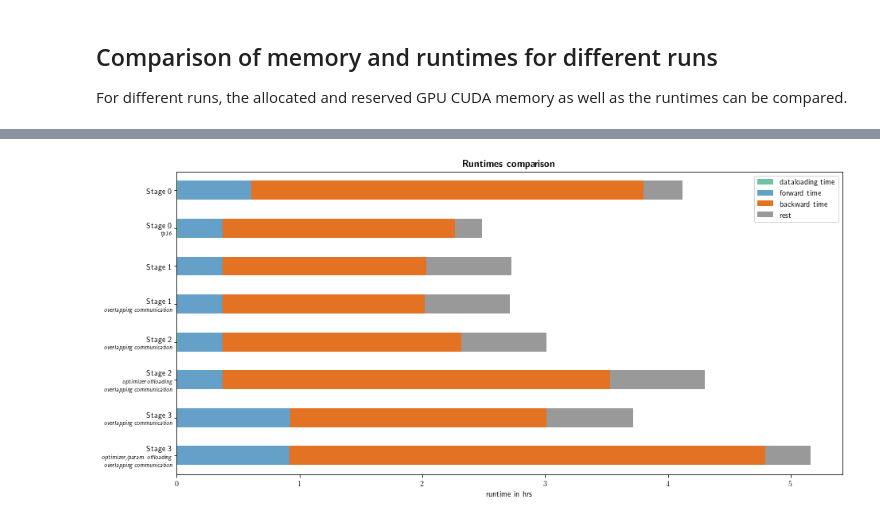
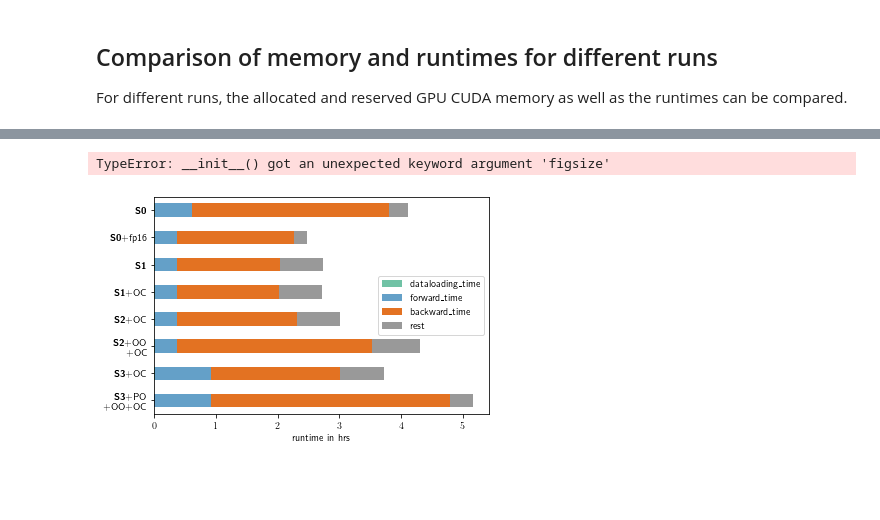
Before and after one commit to TUM-DI-Lab-Graph-Scaling/evaluation, a Jupyter notebook: visualization_gemnet-xl_batch_size_2.ipynb, the cells around one changed output, grey strips where cells are left out. Saved outputs shown, nothing was run; the diff lists cells and outputs as text; code cells hidden in the pictures; blank space fills up the shorter version.

```diff
--- a/visualization_gemnet-xl_batch_size_2.ipynb
+++ b/visualization_gemnet-xl_batch_size_2.ipynb
@@ -128,20 +131,21 @@ runtimes.compare()
 | forward_time | 00:35:43 | 00:21:36 | 00:21:59 | 00:21:57 | 00:21:58 | 00:21:57 | 00:54:57 | ... |
 | backward_time | 03:11:31 | 01:53:35 | 01:39:38 | 01:38:45 | 01:56:29 | 03:09:20 | 02:05:26 | ... |
 | rest | 00:18:53 | 00:13:05 | 00:41:39 | 00:41:41 | 00:41:43 | 00:46:23 | 00:42:11 | ... |
-# %%
-yticks = [
-    "Stage 0",
-    "Stage 0\n" + r"\scriptsize \textit{fp16}",
-    "Stage 1",
-    "Stage 1\n" + r"\scriptsize \textit{overlapping communication}",
-    "Stage 2\n" + r"\scriptsize \textit{overlapping communication}",
-    "Stage 2\n" + r"\scriptsize \textit{optimizer offloading}" + "\n" + r"\scriptsize \textit{overlapping communication}",
-    "Stage 3\n" + r"\scriptsize \textit{overlapping communication}",
-    "Stage 3\n" + r"\scriptsize \textit{optimizer/param. offloading}" + "\n" + r"\scriptsize \textit{overlapping communication}"
-]
-runtimes.compare_plot(yticks=yticks)
-# %% [output]
-[figure, removed]
+# %%
+yticks = [
+    r"\textbf{S0}",
+    r"\textbf{S0}" + "+fp16",
+    r"\textbf{S1}",
+    r"\textbf{S1}" + "+OC",
+    r"\textbf{S2}" + "+OC",
+    r"\textbf{S2}" + "+OO\n+OC",
+    r"\textbf{S3}" + "+OC",
+    r"\textbf{S3}" + "+PO\n+OO+OC"
+]
+runtimes.compare_plot(yticks=yticks, figsize=(6, 4), title=r"\textbf{Runtimes}", save=True)
+# %% [output]
+TypeError: __init__() got an unexpected keyword argument 'figsize'
+[figure, added]
 # %%
 cuda_memory.compare()
 # %% [output]
```
Also changed, not shown: parts of 5 cells of this notebook, 14 other files.
